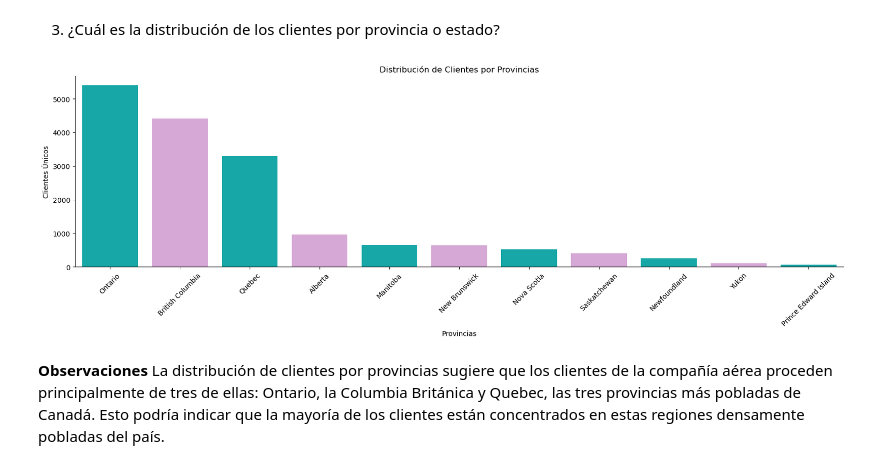
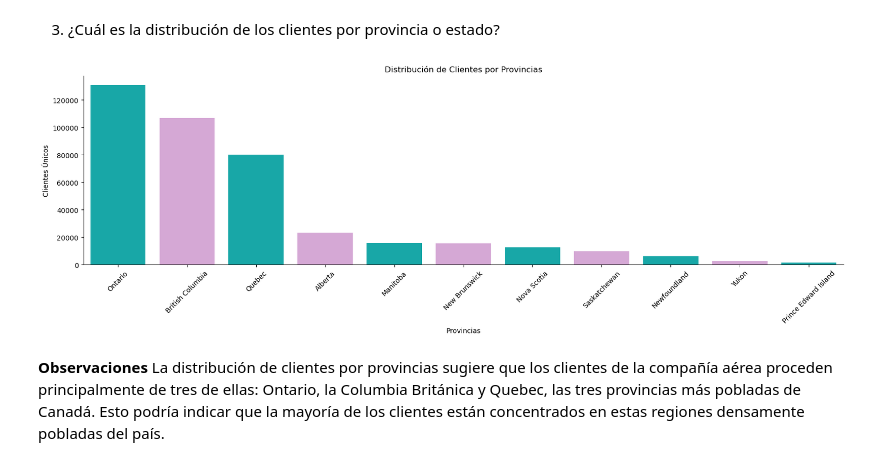
Before and after one commit to Adalab/bda-modulo-3-evaluacion-final-TaniaGraff, a Jupyter notebook: fase2_visualizacion.ipynb, the cells around one changed output. Drawn from its saved outputs; the diff is of its cells as text; code cells hidden in the pictures.

Commit message:
Hago una última comprobación en los gráficos para confirmar los resultados.

```diff
--- a/fase2_visualizacion.ipynb
+++ b/fase2_visualizacion.ipynb
@@ -79,23 +73,20 @@ plt.gca().spines['top'].set_visible(False)
 3. ¿Cuál es la distribución de los clientes por provincia o estado?
 # %%
 #Vuelvo a usar un barplot para ver la distribución de una variable númerica en función de las categorías o valores únicos de una variable categórica.
-#Como el Loyalty_Number se repite, voy a filtrar los valores únicos de clientes por provincia para que los datos sean más precisos.
-clientes_por_provincia = df.groupby('Province')['Loyalty_Number'].nunique().reset_index()
-clientes_por_provincia.columns = ['Province', 'Unique_Customers']
-clientes_por_provincia = clientes_por_provincia.sort_values(by='Unique_Customers', ascending=False)
+#Ordeno las provincias por sus valores únicos.
+orden_provincias = df['Province'].value_counts().index
 
-colores = ['c', 'plum']
-
+# Crear el gráfico de barras directamente
 plt.figure(figsize=(20, 5))
-sns.barplot(x='Province', y='Unique_Customers', data=clientes_por_provincia, palette=colores)
+sns.countplot(x='Province', data=df, palette=['c', 'plum'], order=orden_provincias)
 plt.xlabel('Provincias')
 plt.ylabel('Clientes Únicos')
 plt.title('Distribución de Clientes por Provincias')
 plt.xticks(rotation=45)
 plt.gca().spines['right'].set_visible(False)
-plt.gca().spines['top'].set_visible(False);
+plt.gca().spines['top'].set_visible(False)
 # %% [output]
-[figure, old version]
+[figure, new version]
 # %% [markdown]
 **Observaciones** La distribución de clientes por provincias sugiere que los clientes de la compañía aérea proceden principalmente de tres de ellas: Ontario, la Columbia Británica y Quebec, las tres provincias más pobladas de Canadá. Esto podría indicar que la mayoría de los clientes están concentrados en estas regiones densamente pobladas del país.
 # %% [markdown]
```
Also changed, not shown: parts of 6 cells of this notebook.
